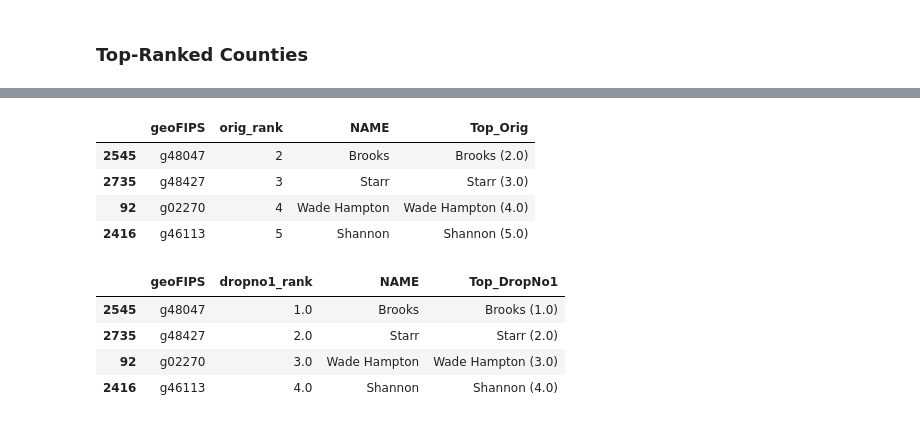
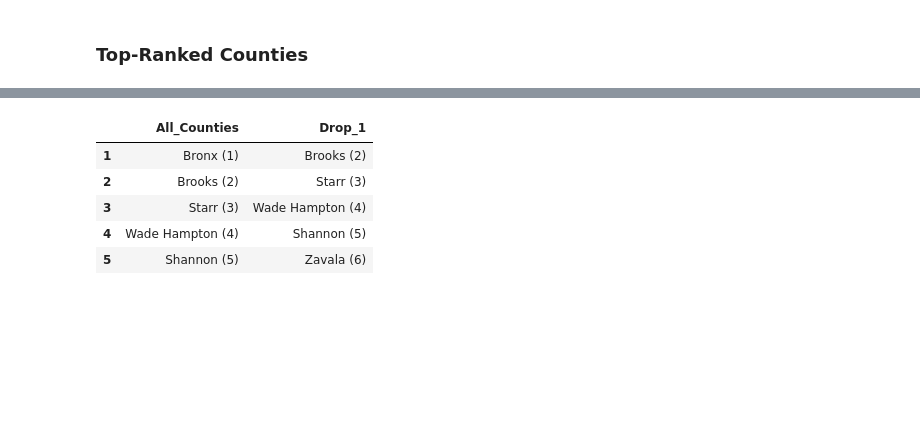
Before and after one commit to geoss/sovi-validity, a Jupyter notebook: dropno1_vis.ipynb, the cells around one changed output, grey strips where cells are left out. Saved outputs shown, nothing was run; the diff lists cells and outputs as text; code cells hidden in the pictures; blank space fills up the shorter version.

Commit message:
add function for output tables

```diff
--- a/dropno1_vis.ipynb
+++ b/dropno1_vis.ipynb
@@ -490,22 +468,46 @@ blah.head()
-# %%
-tops=5
-# %%
-meh=blah[blah.orig_rank<=tops].ix[:,['geoFIPS','orig_rank','NAME']].sort_values('orig_rank')
-meh['Top_Orig']=meh.NAME+" ("+meh.orig_rank.astype('str')+")"
-meh
-# %% [output]
-|  | geoFIPS | orig_rank | NAME | Top_Orig |
-| 2545 | g48047 | 2 | Brooks | Brooks (2.0) |
-| 2735 | g48427 | 3 | Starr | Starr (3.0) |
-| 92 | g02270 | 4 | Wade Hampton | Wade Hampton (4.0) |
-| 2416 | g46113 | 5 | Shannon | Shannon (5.0) |
-# %%
-huh=blah[blah.orig_rank<=tops].ix[:,['geoFIPS','dropno1_rank','NAME']].sort_values('dropno1_rank')
-huh['Top_DropNo1']=huh.NAME+" ("+huh.dropno1_rank.astype('str')+")"
-huh
-# %% [output]
-|  | geoFIPS | dropno1_rank | NAME | Top_DropNo1 |
-| 2545 | g48047 | 1.0 | Brooks | Brooks (1.0) |
-| 2735 | g48427 | 2.0 | Starr | Starr (2.0) |
-| 92 | g02270 | 3.0 | Wade Hampton | Wade Hampton (3.0) |
-| 2416 | g46113 | 4.0 | Shannon | Shannon (4.0) |
+# %%
+# helper function for building rank change tables
+def rankChgTable(inputs,scores,obs_names,subset=None,top=5):
+
+    dropno1_result=dropNo1(inputs=inputs,scores=scores,subset=subset)
+
+    # ensure GEOID column in place
+    # assumes missing GEOID values stored in df index
+    if not 'geoFIPS' in dropno1_result:
+        dropno1_result['geoFIPS']=dropno1_result.index
+
+    if not subset is None:
+        obs_names=obs_names[obs_names.geoFIPS.isin(dropno1_result.geoFIPS)]
+
+    # merge dropno1 results with obs names
+    rctab=dropno1_result.merge(obs_names,on='geoFIPS')
+
+    # get the dropped "number one" observation
+    no1=obs_names[~obs_names.geoFIPS.isin(dropno1_result.geoFIPS)]
+    no1['orig_rank']=1
+
+    # assemble table for original ranks
+    orrk=rctab[rctab.orig_rank<=tops].ix[:,['geoFIPS','orig_rank','NAME']].sort_values('orig_rank')
+    orrk=no1.append(orrk)
+    orrk['Top_Orig']=orrk.NAME+" ("+orrk.orig_rank.astype('int').astype('str')+")"
+    orrk.index=[i+1 for i in range(0,tops)]
+    orrk.ix[:,['NAME','Top_Orig']]
+
+    # assemble table for dropno1 ranks
+    d1rk=rctab[rctab.dropno1_rank<=tops].ix[:,['geoFIPS','dropno1_rank','orig_rank','NAME']].sort_values('dropno1_rank')
+    d1rk['Top_DropNo1']=d1rk.NAME+" ("+d1rk.orig_rank.astype('int').astype('str')+")"
+    d1rk.index=[i+1 for i in range(0,tops)]
+    d1rk.ix[:,['NAME','Top_DropNo1']]
+
+    # return the tables combined
+    return pd.DataFrame({'All_Counties':orrk.Top_Orig,'Drop_1':d1rk.Top_DropNo1})
+# %%
+# Full US
+rankChgTable(inputs=compute_sovis.US_All,scores=compute_sovis.US_Sovi_Score,obs_names=county_names)
+# %% [output]
+|  | All_Counties | Drop_1 |
+| 1 | Bronx (1) | Brooks (2) |
+| 2 | Brooks (2) | Starr (3) |
+| 3 | Starr (3) | Wade Hampton (4) |
+| 4 | Wade Hampton (4) | Shannon (5) |
+| 5 | Shannon (5) | Zavala (6) |
```
Also changed, not shown: parts of 4 cells of this notebook.
